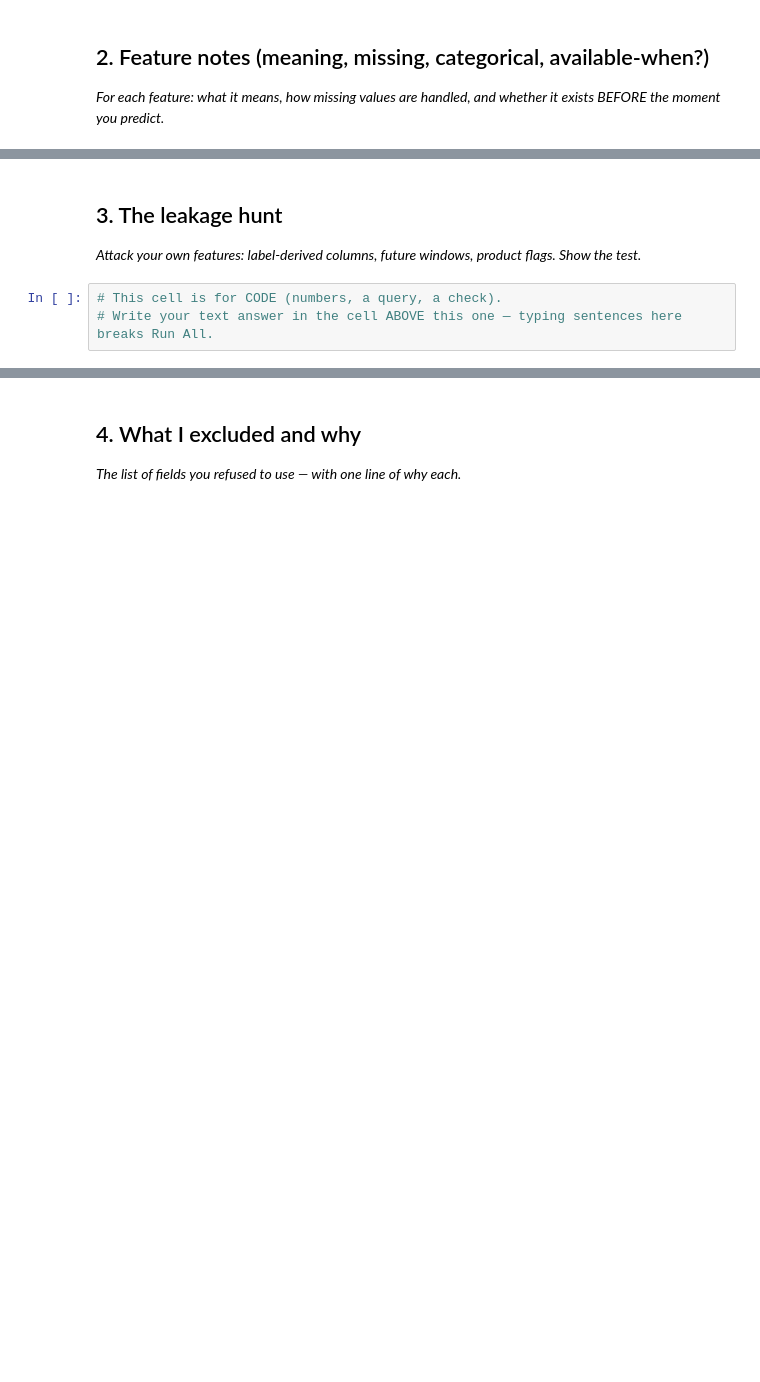
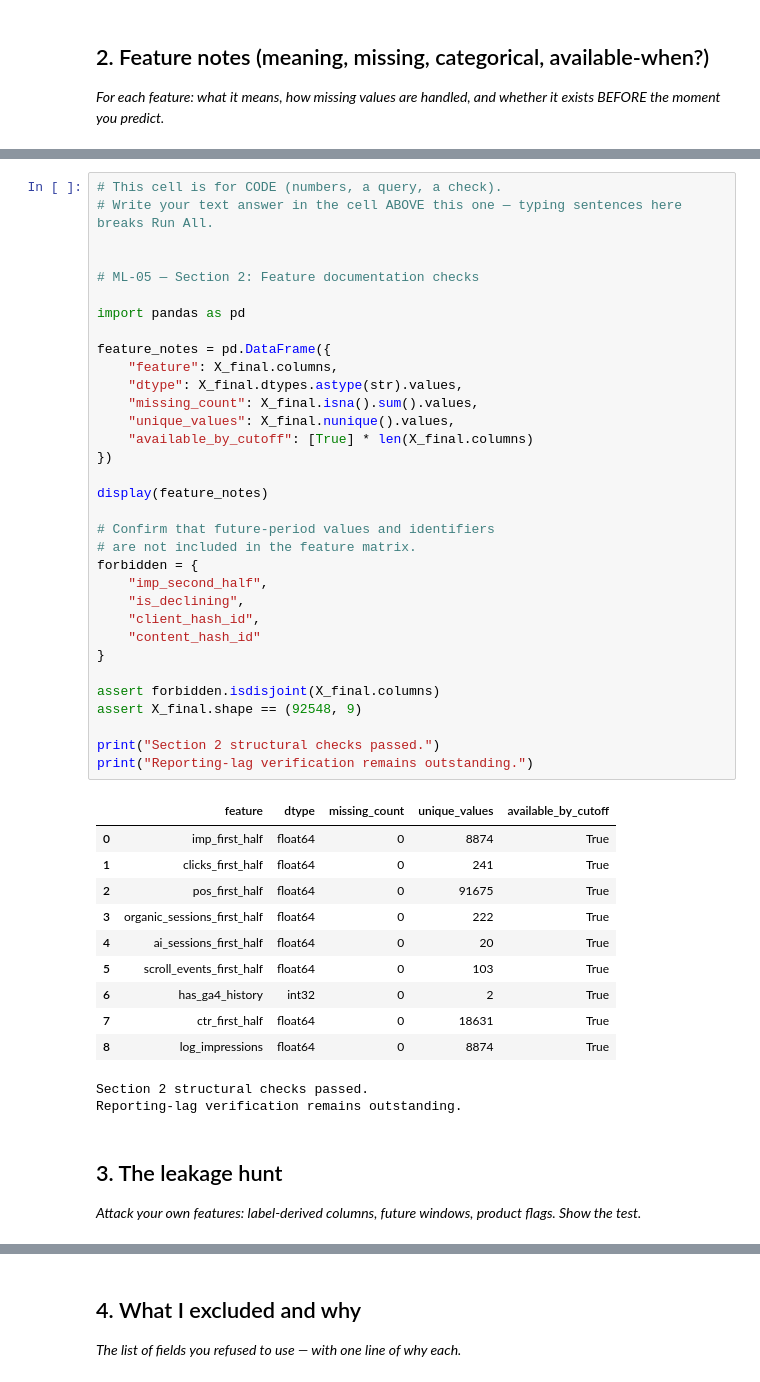
Before and after one commit to yasmeenmh90-beep/flyrank-ml-internship-starter, a Jupyter notebook: work/notebooks/w03_feature_leakage_check.ipynb, the cells around one changed output, grey strips where cells are left out. Saved outputs shown, nothing was run; the diff lists cells and outputs as text; blank space fills up the shorter version.

```diff
--- a/work/notebooks/w03_feature_leakage_check.ipynb
+++ b/work/notebooks/w03_feature_leakage_check.ipynb
@@ -23,7 +367,50 @@ This skeleton is yours to fill. Work the sections **in order** — each one has
+# %%
+# This cell is for CODE (numbers, a query, a check).
+# Write your text answer in the cell ABOVE this one — typing sentences here breaks Run All.
+
+
+# ML-05 — Section 2: Feature documentation checks
+
+import pandas as pd
+
+feature_notes = pd.DataFrame({
+    "feature": X_final.columns,
+    "dtype": X_final.dtypes.astype(str).values,
+    "missing_count": X_final.isna().sum().values,
+    "unique_values": X_final.nunique().values,
+    "available_by_cutoff": [True] * len(X_final.columns)
+})
+
+display(feature_notes)
+
+# Confirm that future-period values and identifiers
+# are not included in the feature matrix.
+forbidden = {
+    "imp_second_half",
+    "is_declining",
+    "client_hash_id",
+    "content_hash_id"
+}
+
+assert forbidden.isdisjoint(X_final.columns)
+assert X_final.shape == (92548, 9)
+
+print("Section 2 structural checks passed.")
+print("Reporting-lag verification remains outstanding.")
+# %% [output]
+|  | feature | dtype | missing_count | unique_values | available_by_cutoff |
+| 0 | imp_first_half | float64 | 0 | 8874 | True |
+| 1 | clicks_first_half | float64 | 0 | 241 | True |
+| 2 | pos_first_half | float64 | 0 | 91675 | True |
+| 3 | organic_sessions_first_half | float64 | 0 | 222 | True |
+| 4 | ai_sessions_first_half | float64 | 0 | 20 | True |
+| 5 | scroll_events_first_half | float64 | 0 | 103 | True |
+| 6 | has_ga4_history | int32 | 0 | 2 | True |
+| 7 | ctr_first_half | float64 | 0 | 18631 | True |
+| 8 | log_impressions | float64 | 0 | 8874 | True |
+Section 2 structural checks passed.
+Reporting-lag verification remains outstanding.
 # %% [markdown]
 ## 3. The leakage hunt
 
 *Attack your own features: label-derived columns, future windows, product flags. Show the test.*
-# %%
-# This cell is for CODE (numbers, a query, a check).
-# Write your text answer in the cell ABOVE this one — typing sentences here breaks Run All.
```
Also changed, not shown: parts of 16 cells of this notebook.
